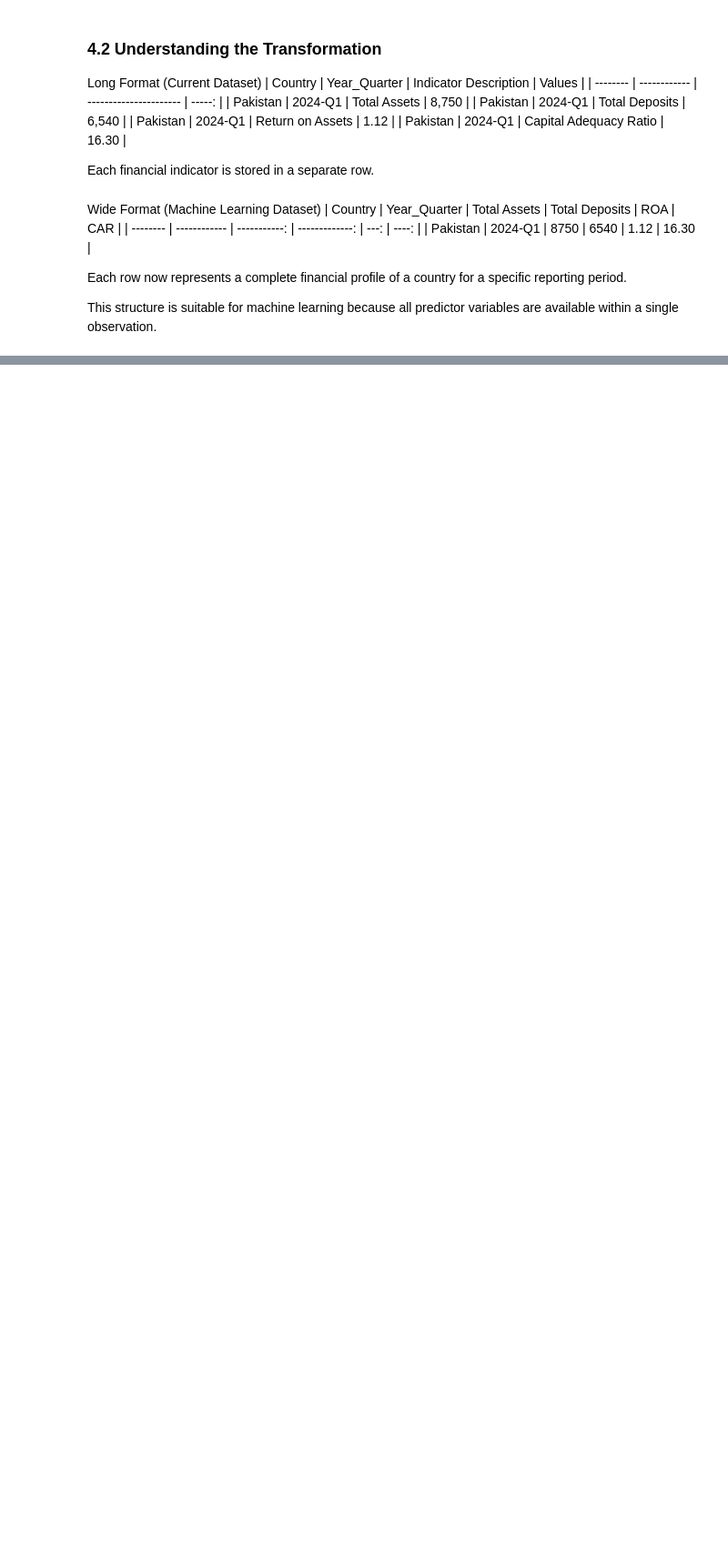
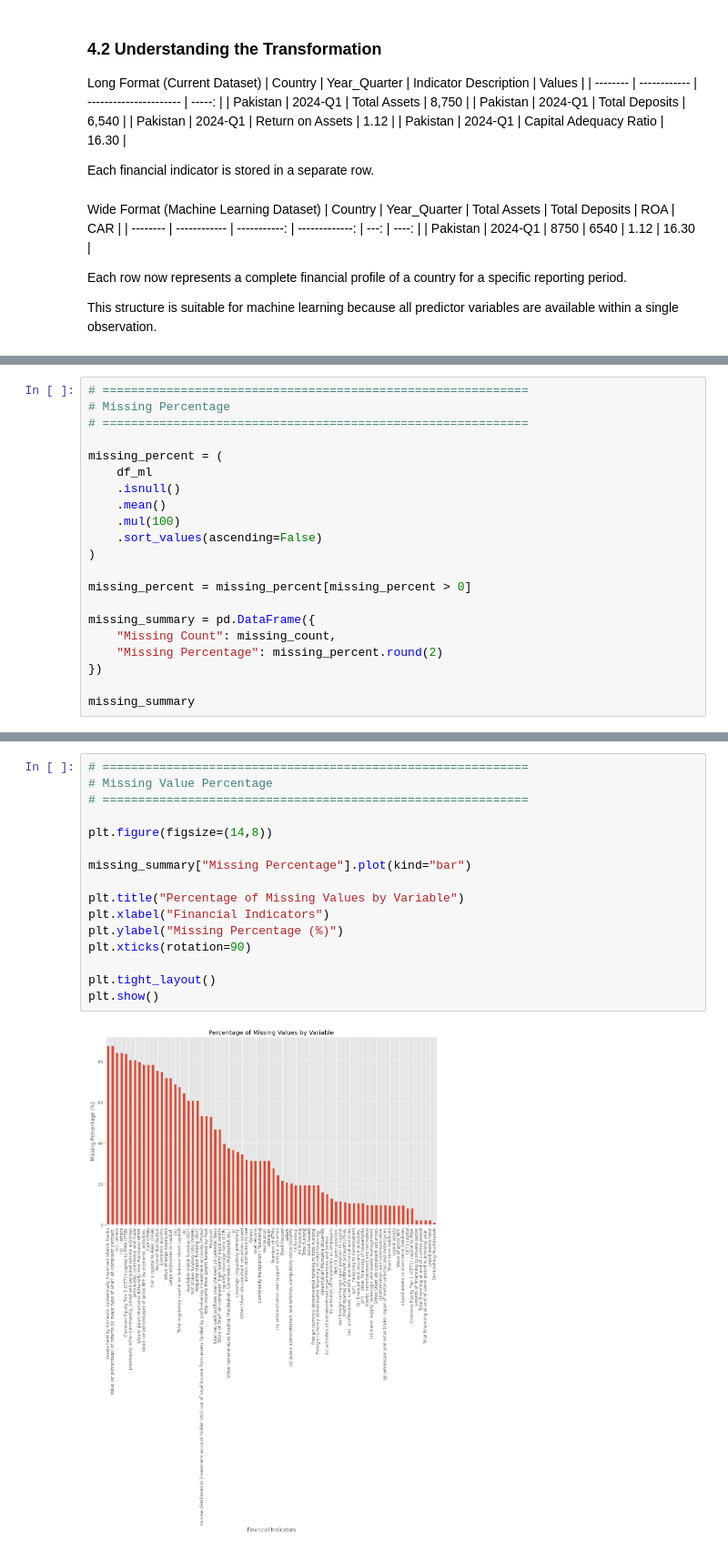
Before and after one commit to ejazurrehman/Islamic_Fintech_Working_Notebooks, a Jupyter notebook: Machine_Learning_and_Predictive_Analytics_for_Islamic_Banking.ipynb, the cells around one changed output, grey strips where cells are left out. Shown at 91% size. Cells and saved outputs as stored; diff of their text form; blank space fills up the shorter version.

```diff
--- a/Machine_Learning_and_Predictive_Analytics_for_Islamic_Banking.ipynb
+++ b/Machine_Learning_and_Predictive_Analytics_for_Islamic_Banking.ipynb
@@ -232,0 +438,21 @@ This structure is suitable for machine learning because all predictor variables
+# %%
+# ============================================================
+# Missing Percentage
+# ============================================================
+
+missing_percent = (
+    df_ml
+    .isnull()
+    .mean()
+    .mul(100)
+    .sort_values(ascending=False)
+)
+
+missing_percent = missing_percent[missing_percent > 0]
+
+missing_summary = pd.DataFrame({
+    "Missing Count": missing_count,
+    "Missing Percentage": missing_percent.round(2)
+})
+
+missing_summary
@@ -232,0 +478,18 @@ This structure is suitable for machine learning because all predictor variables
+# %%
+# ============================================================
+# Missing Value Percentage
+# ============================================================
+
+plt.figure(figsize=(14,8))
+
+missing_summary["Missing Percentage"].plot(kind="bar")
+
+plt.title("Percentage of Missing Values by Variable")
+plt.xlabel("Financial Indicators")
+plt.ylabel("Missing Percentage (%)")
+plt.xticks(rotation=90)
+
+plt.tight_layout()
+plt.show()
+# %% [output]
+[figure, added]
```
Also changed, not shown: parts of 124 cells of this notebook.
